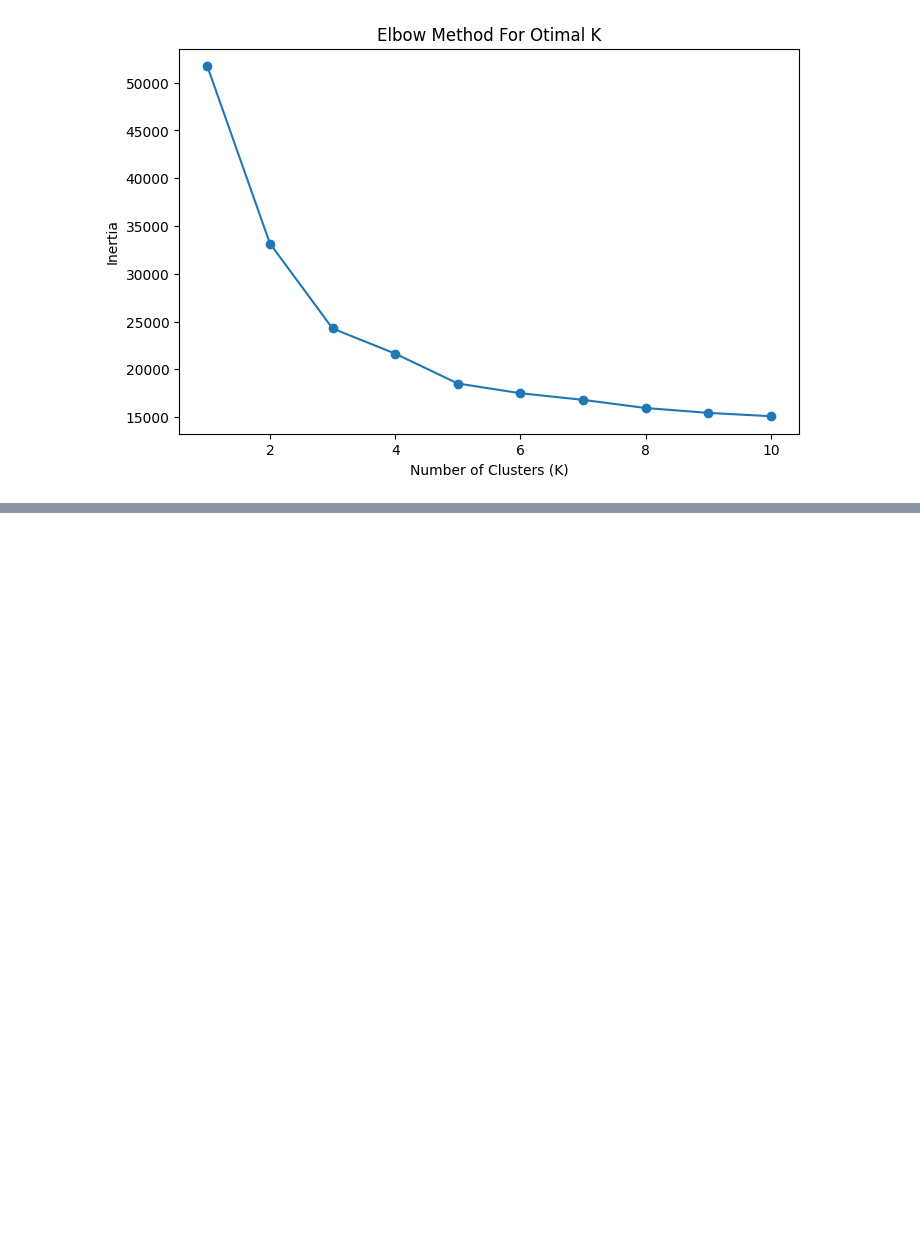
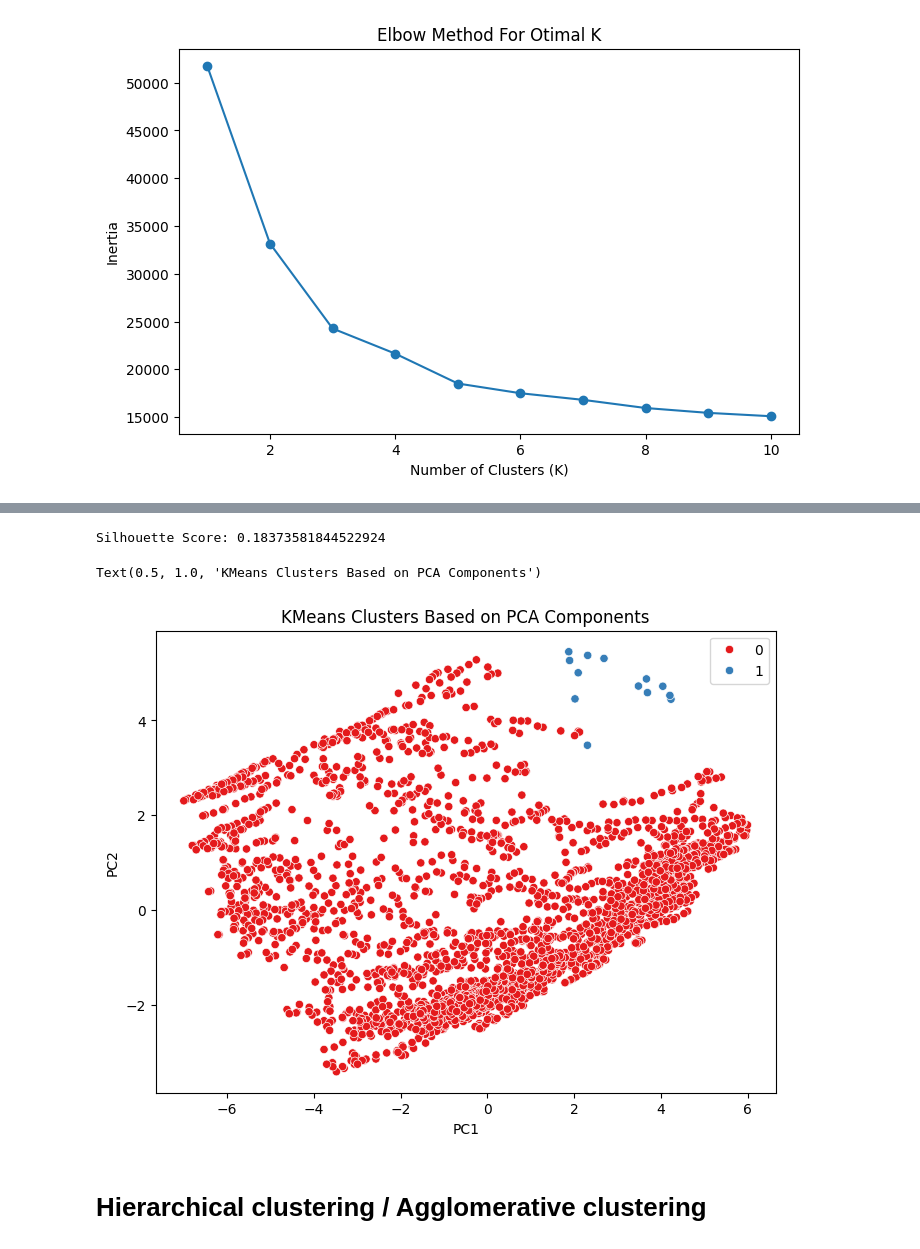
Before and after one commit to rioo09/Country-Classification-Project, a Jupyter notebook: P-651.ipynb, the cells around one changed output, grey strips where cells are left out. Saved outputs shown, nothing was run; the diff lists cells and outputs as text; code cells hidden in the pictures; blank space fills up the shorter version.

```diff
--- a/P-651.ipynb
+++ b/P-651.ipynb
@@ -434,0 +473,17 @@ Text(0.5, 1.0, 'KMeans Clusters Based on PCA Components')
+# %%
+db = DBSCAN(eps=2.5, min_samples=3)
+pred_db= db.fit_predict(final_df) #fit_predict final_df using DBSCAN
+# %%
+silhouette_avg = silhouette_score(final_df, pred_db) #Calculate Silhouette Score For DBScan Clustering
+print(f'Silhouette Score: {silhouette_avg}')
+# %% [output]
+Silhouette Score: 0.18373581844522924
+# %%
+plt.figure(figsize=(8,6))
+sns.scatterplot(x = final_df['PC1'], y = final_df['PC2'], hue=pred_db, palette='Set1') #Plotting Clusters Based On First Two PCA Components
+plt.title("KMeans Clusters Based on PCA Components")
+# %% [output]
+Text(0.5, 1.0, 'KMeans Clusters Based on PCA Components')
+[figure, added]
+# %% [markdown]
+# Hierarchical clustering / Agglomerative clustering
```
Also changed, not shown: parts of 20 cells of this notebook.
